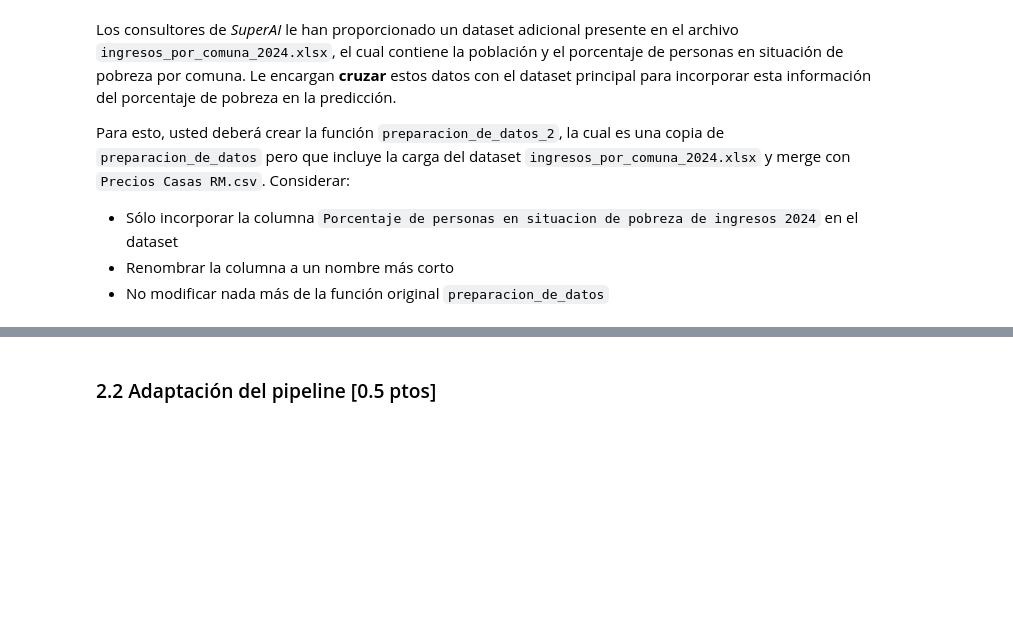
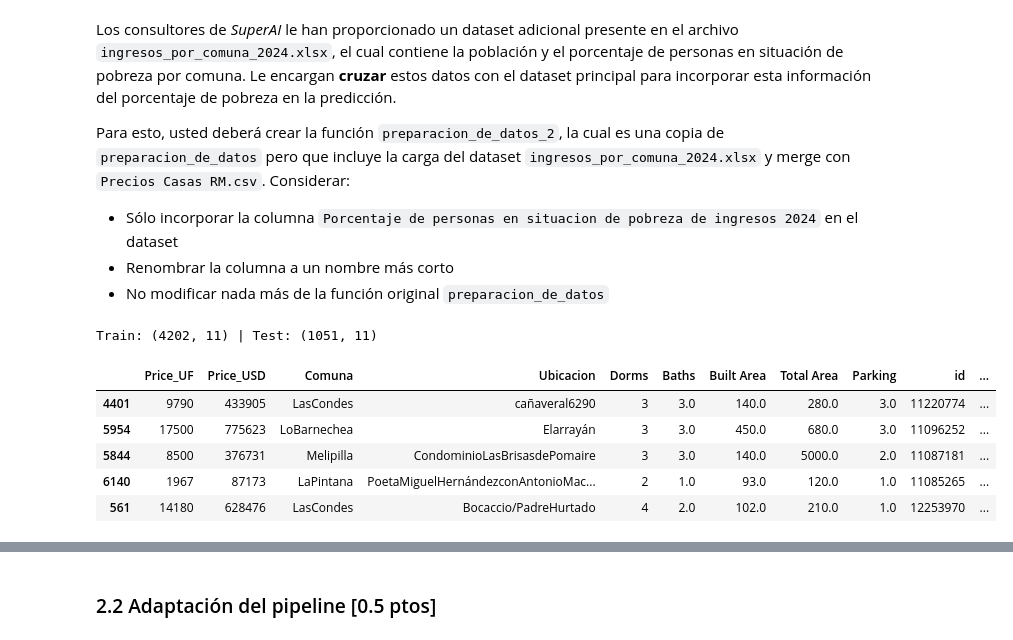
Before and after one commit to matisweet/MDS7202, a Jupyter notebook: labs/lab-6/Lab6_Enunciado.ipynb, the cells around one changed output, grey strips where cells are left out. Drawn from its saved outputs; the diff is of its cells as text; code cells hidden in the pictures; blank space fills up the shorter version.

```diff
--- a/labs/lab-6/Lab6_Enunciado.ipynb
+++ b/labs/lab-6/Lab6_Enunciado.ipynb
@@ -450,6 +518,53 @@ Para esto, usted deberá crear la función `preparacion_de_datos_2`, la cual es
 # %%
 def preparacion_de_datos_2():
     df = pd.read_csv("Precios Casas RM.csv")
     df_comunas = pd.read_excel("ingresos_por_comuna_2024.xlsx")
-    ...
-    # Resto de su código
+
+    pobreza_col = "Porcentaje de personas en situacion de pobreza de ingresos 2024"
+
+    df_comunas = df_comunas[["Nombre comuna", pobreza_col]].rename(columns={pobreza_col: "Pobreza"})
+
+    df = df.merge(
+        df_comunas,
+        left_on="Comuna",
+        right_on="Nombre comuna",
+        how="left",
+    )
+
+    df = df.drop(columns=["Nombre comuna"])
+
+    df = df.drop_duplicates(subset=["id"])
+
+    df = df.dropna(subset=["Baths", "Built Area", "Total Area"])
+
+    df = df[df["Price_CLP"] > 100_000]
+    df = df[df["Built Area"] <= 10_000]
+    df = df[df["Total Area"] <= 50_000]
+    df = df[df["Parking"] <= 50]
+    df = df[df["Dorms"] <= 15]
+
+    X = df.drop(columns=["Price_CLP"])
+    y = df["Price_CLP"]
+
+    X_train, X_test, y_train, y_test = train_test_split(
+        X,
+        y,
+        test_size=0.2,
+        random_state=2090629,
+    )
+
+    return X_train, X_test, y_train, y_test
+
+
+X_train_2, X_test_2, y_train_2, y_test_2 = preparacion_de_datos_2()
+
+print(f"Train: {X_train_2.shape} | Test: {X_test_2.shape}")
+display(X_train_2.head())
+# %% [output]
+Train: (4202, 11) | Test: (1051, 11)
+|  | Price_UF | Price_USD | Comuna | Ubicacion | Dorms | Baths | Built Area | Total Area | Parking | id | ... |
+| 4401 | 9790 | 433905 | LasCondes | cañaveral6290 | 3 | 3.0 | 140.0 | 280.0 | 3.0 | 11220774 | ... |
+| 5954 | 17500 | 775623 | LoBarnechea | Elarrayán | 3 | 3.0 | 450.0 | 680.0 | 3.0 | 11096252 | ... |
+| 5844 | 8500 | 376731 | Melipilla | CondominioLasBrisasdePomaire | 3 | 3.0 | 140.0 | 5000.0 | 2.0 | 11087181 | ... |
+| 6140 | 1967 | 87173 | LaPintana | PoetaMiguelHernándezconAntonioMac... | 2 | 1.0 | 93.0 | 120.0 | 1.0 | 11085265 | ... |
+| 561 | 14180 | 628476 | LasCondes | Bocaccio/PadreHurtado | 4 | 2.0 | 102.0 | 210.0 | 1.0 | 12253970 | ... |
```
Also changed, not shown: parts of 12 cells of this notebook.
